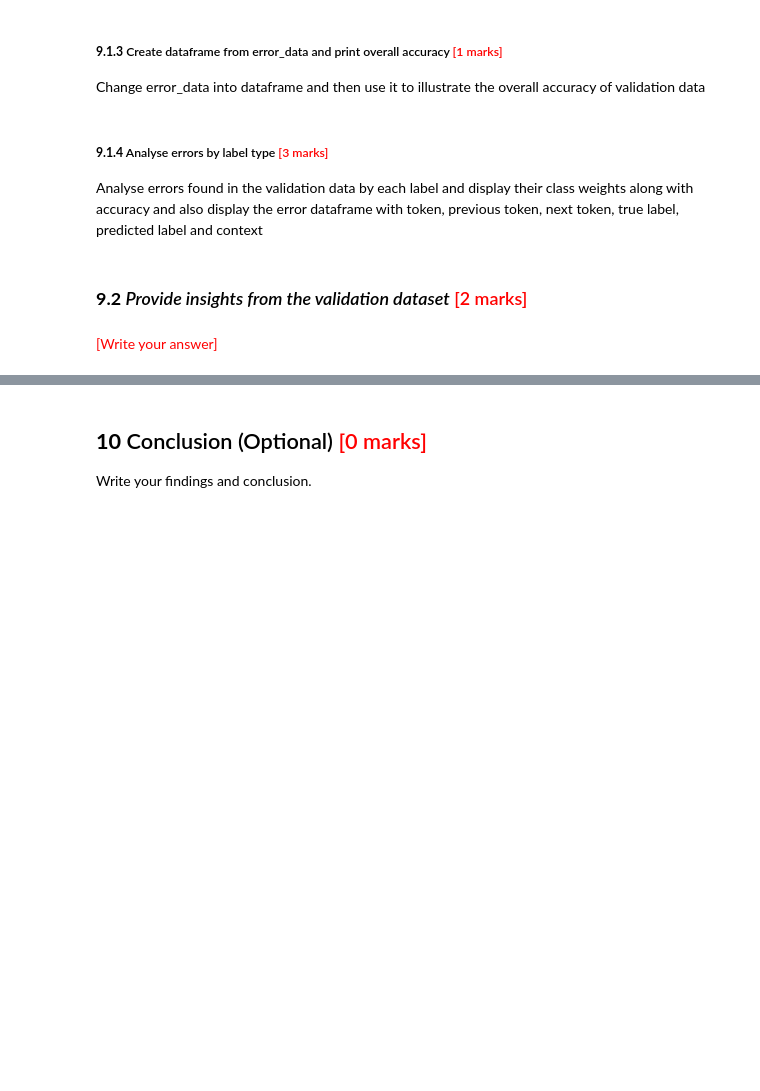
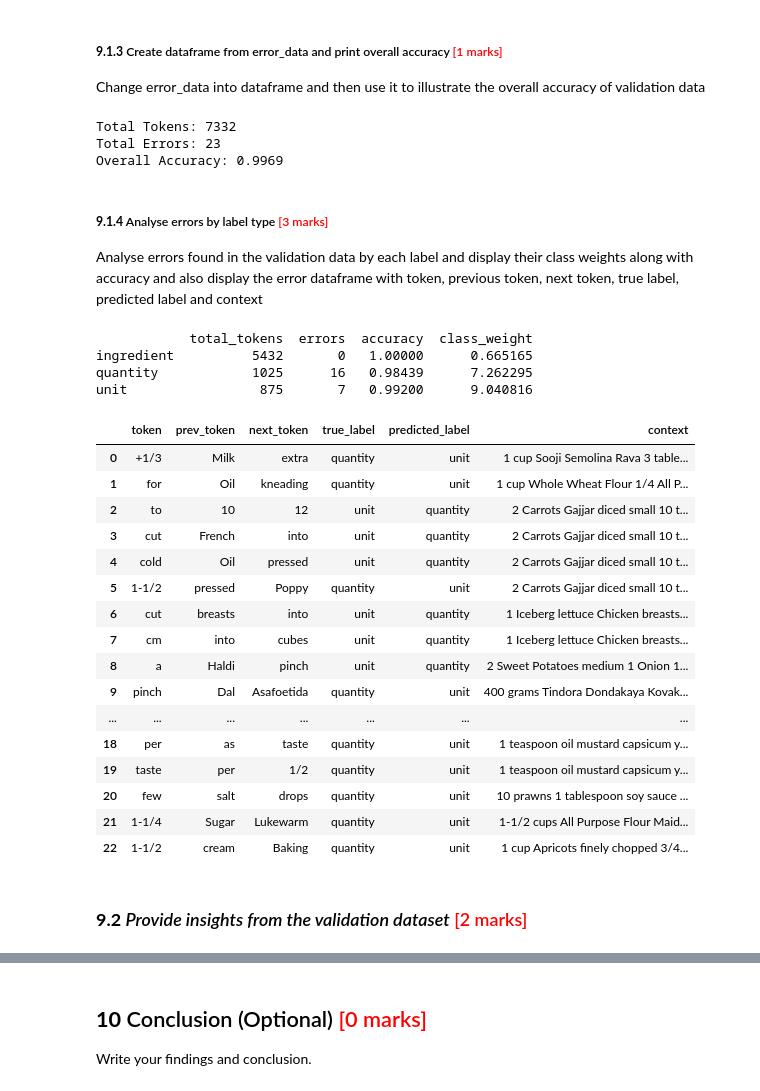
Before and after one commit to nishantab95/ingredients-assignments, a Jupyter notebook: Identifying_Key_Entities_Recipe_Data_Starter.ipynb, the cells around one changed output, grey strips where cells are left out. Saved outputs shown, nothing was run; the diff lists cells and outputs as text; code cells hidden in the pictures; blank space fills up the shorter version.

```diff
--- a/Identifying_Key_Entities_Recipe_Data_Starter.ipynb
+++ b/Identifying_Key_Entities_Recipe_Data_Starter.ipynb
@@ -879,3 +902,9 @@ Flatten the true and predicted labels and initialise the error data as ***error_
+# %%
+# flatten Labels and Initialise Error Data
+y_val_flat_true = [label for seq in y_val_labels for label in seq]
+y_val_flat_pred = [label for seq in y_val_pred for label in seq]
+
+error_data = []
 # %% [markdown]
 ##### **9.1.2** Iterate the validation data and collect Error Information<font color = red> [2 marks]</font> <br>
 
@@ -897,11 +940,64 @@ Change error_data into dataframe and then use it to illustrate the overall accur
+# %%
+# Create DataFrame and Print Overall Accuracy
+error_df = pd.DataFrame(error_data)
+
+total_tokens = len(y_val_flat_true)
+total_errors = len(error_data)
+overall_accuracy = 1 - (total_errors / total_tokens)
+
+print("Total Tokens:", total_tokens)
+print("Total Errors:", total_errors)
+print(f"Overall Accuracy: {overall_accuracy:.4f}")
+# %% [output]
+Total Tokens: 7332
+Total Errors: 23
+Overall Accuracy: 0.9969
 # %% [markdown]
 ##### **9.1.4** Analyse errors by label type<font color = red> [3 marks]</font> <br>
 Analyse errors found in the validation data by each label and display their class weights along with accuracy and also display the error dataframe with token,  previous token, next token, true label, predicted label and context
 # %%
 # Analyse errors found in the validation data by each label
 # and display their class weights along with accuracy
 # and display the error dataframe with token, previous token, next token, true label, predicted label and context
+
+# total true-label counts in validation data (denominator for per-label accuracy)
+val_label_counts = pd.Series(y_val_flat_true).value_counts()
+error_counts_by_label = error_df['true_label'].value_counts()
+
+label_analysis = pd.DataFrame({
+    'total_tokens': val_label_counts,
+    'errors': error_counts_by_label
+}).fillna(0)
+
+label_analysis['errors'] = label_analysis['errors'].astype(int)
+label_analysis['accuracy'] = 1 - (label_analysis['errors'] / label_analysis['total_tokens'])
+label_analysis['class_weight'] = label_analysis.index.map(lambda l: weight_dict.get(l, 1.0))
+
+print(label_analysis)
+
+# display the error dataframe with the required columns
+display(error_df[['token', 'prev_token', 'next_token', 'true_label', 'predicted_label', 'context']])
+# %% [output]
+            total_tokens  errors  accuracy  class_weight
+ingredient          5432       0   1.00000      0.665165
+quantity            1025      16   0.98439      7.262295
+unit                 875       7   0.99200      9.040816
+|  | token | prev_token | next_token | true_label | predicted_label | context |
+| 0 | +1/3 | Milk | extra | quantity | unit | 1 cup Sooji Semolina Rava 3 table... |
+| 1 | for | Oil | kneading | quantity | unit | 1 cup Whole Wheat Flour 1/4 All P... |
+| 2 | to | 10 | 12 | unit | quantity | 2 Carrots Gajjar diced small 10 t... |
+| 3 | cut | French | into | unit | quantity | 2 Carrots Gajjar diced small 10 t... |
+| 4 | cold | Oil | pressed | unit | quantity | 2 Carrots Gajjar diced small 10 t... |
+| 5 | 1-1/2 | pressed | Poppy | quantity | unit | 2 Carrots Gajjar diced small 10 t... |
+| 6 | cut | breasts | into | unit | quantity | 1 Iceberg lettuce Chicken breasts... |
+| 7 | cm | into | cubes | unit | quantity | 1 Iceberg lettuce Chicken breasts... |
+| 8 | a | Haldi | pinch | unit | quantity | 2 Sweet Potatoes medium 1 Onion 1... |
+| 9 | pinch | Dal | Asafoetida | quantity | unit | 400 grams Tindora Dondakaya Kovak... |
+| ... | ... | ... | ... | ... | ... | ... |
+| 18 | per | as | taste | quantity | unit | 1 teaspoon oil mustard capsicum y... |
+| 19 | taste | per | 1/2 | quantity | unit | 1 teaspoon oil mustard capsicum y... |
+| 20 | few | salt | drops | quantity | unit | 10 prawns 1 tablespoon soy sauce ... |
+| 21 | 1-1/4 | Sugar | Lukewarm | quantity | unit | 1-1/2 cups All Purpose Flour Maid... |
+| 22 | 1-1/2 | cream | Baking | quantity | unit | 1 cup Apricots finely chopped 3/4... |
 # %% [markdown]
 ### **9.2** *Provide insights from the validation dataset* <font color = red>[2 marks]</font>
-# %% [markdown]
- <font color = red>[Write your answer]</font>
```
Also changed, not shown: parts of 9 cells of this notebook.
